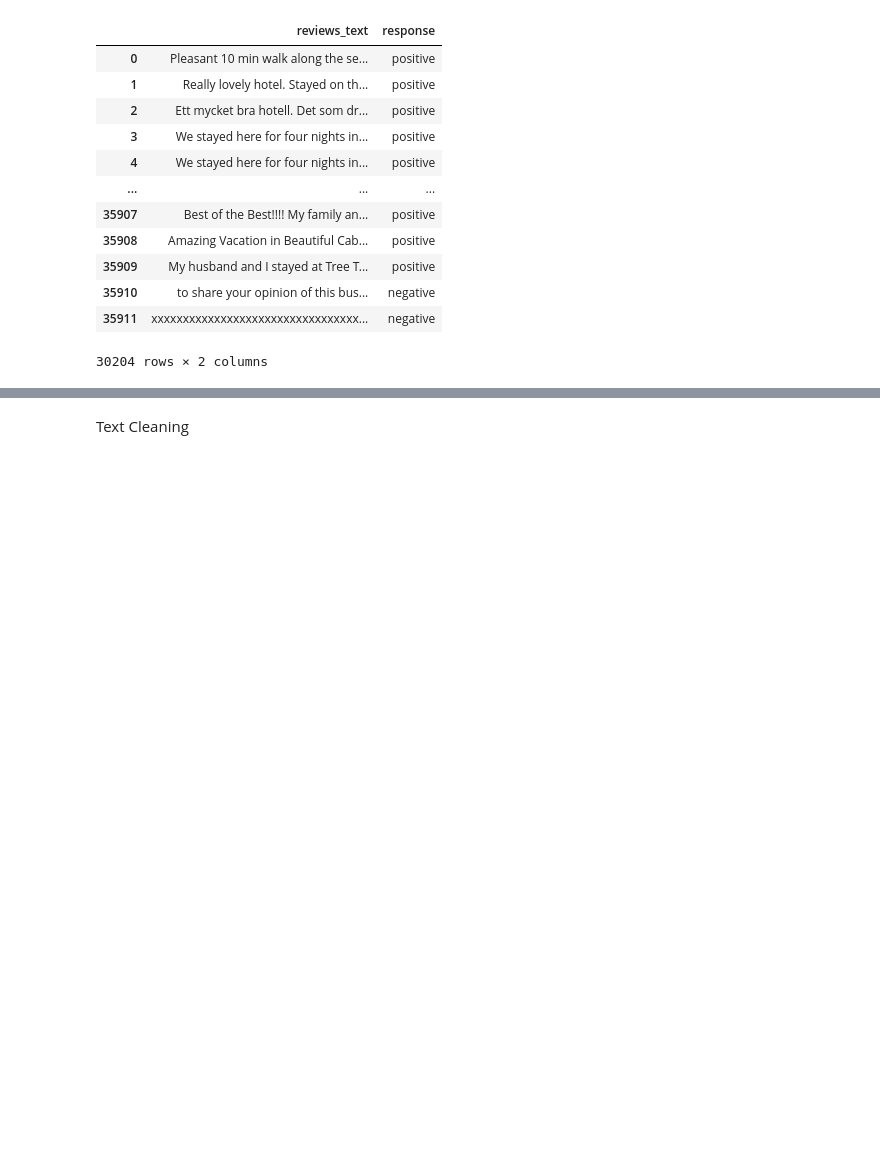
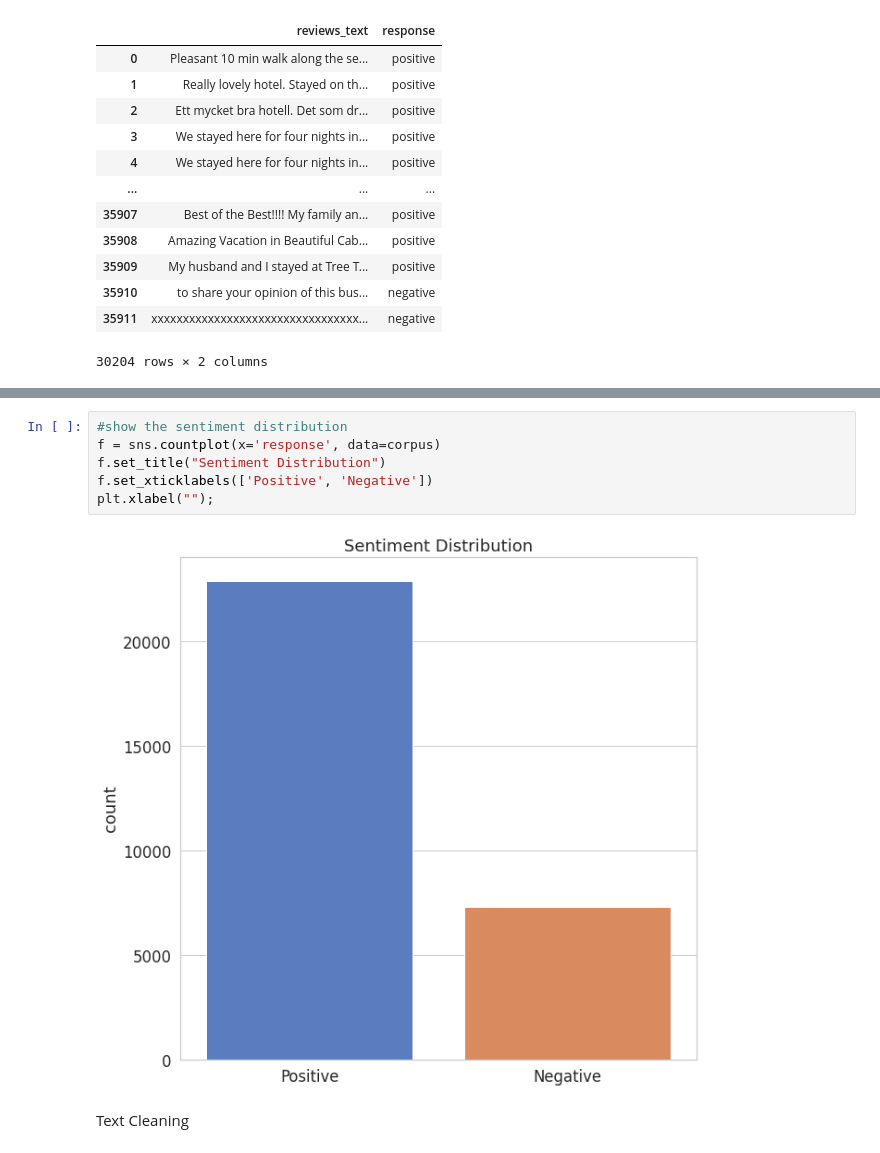
Before and after one commit to kristaLumbantoruan/PBA_Evlogimenos, a Jupyter notebook: NLP Project.ipynb, the cells around one changed output, grey strips where cells are left out. Cells and saved outputs as stored; diff of their text form; blank space fills up the shorter version.

Commit message:
Data Preprocessing

```diff
--- a/NLP Project.ipynb
+++ b/NLP Project.ipynb
@@ -226,3 +238,11 @@ corpus[['reviews_text','response']]
+# %%
+#show the sentiment distribution
+f = sns.countplot(x='response', data=corpus)
+f.set_title("Sentiment Distribution")
+f.set_xticklabels(['Positive', 'Negative'])
+plt.xlabel("");
+# %% [output]
+[figure, added]
 # %% [markdown]
 Text Cleaning
 # %%
```
Also changed, not shown: parts of 4 cells of this notebook.
